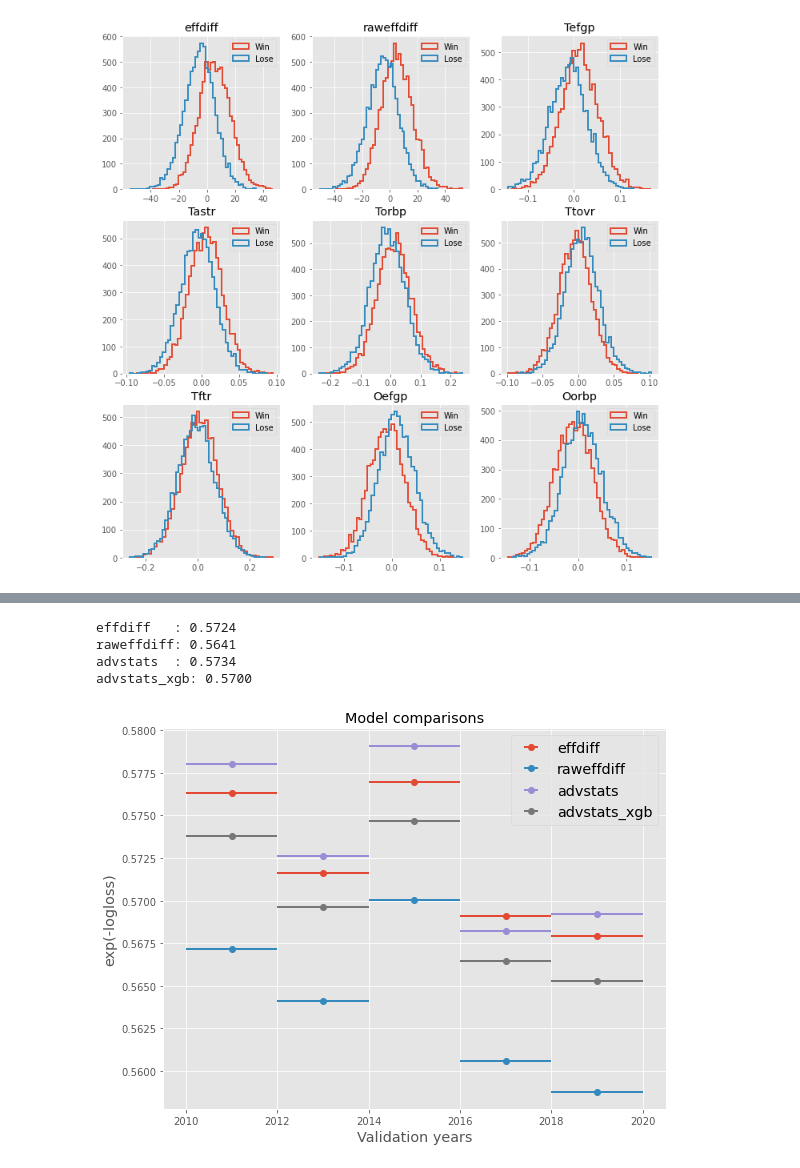
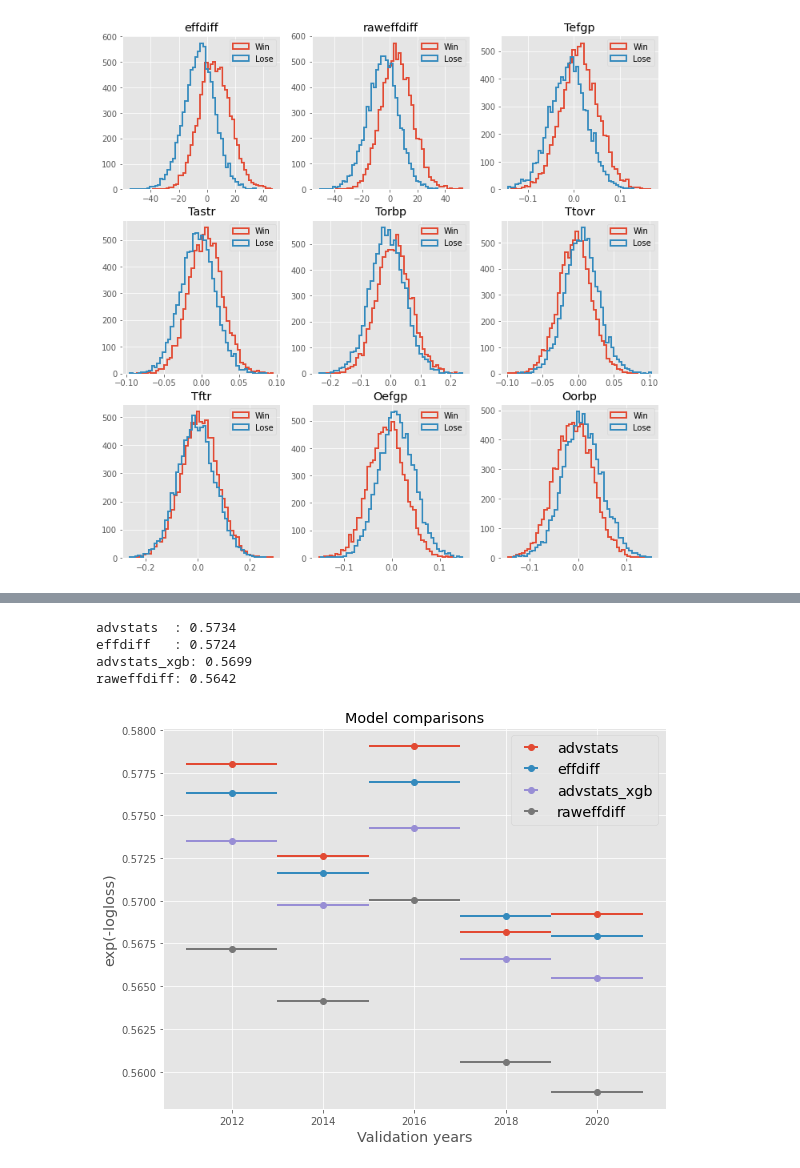
Before and after one commit to bjmarsh/WatchCBB, a Jupyter notebook: notebooks/game_model_train.ipynb, the cells around one changed output, grey strips where cells are left out. Cells and saved outputs as stored; diff of their text form; code cells hidden in the pictures.

```diff
--- a/notebooks/game_model_train.ipynb
+++ b/notebooks/game_model_train.ipynb
@@ -39,0 +27,3 @@ Shape: (54760, 36)
+# %%
+df = sql.df_from_query(""" SELECT * FROM game_data """)
+df.head(10)
@@ -40,5 +45,6 @@ Shape: (54760, 36)
 # %%
-first, second = utils.partition_games(df, frac=0.7)
+FRAC = 0.7
+first, second = utils.partition_games(df, frac=FRAC)
 print(df.iloc[first].shape[0], df.iloc[second].shape[0])
 # %% [output]
 38328 16432
@@ -123,5 +101,5 @@ def compile_training_data(df_remain, season_stats_dict, random_seed=0):
 # %%
-data = compile_training_data(df.iloc[second], season_stats_dict, random_seed=1)
+data = utils.compile_training_data(df.iloc[second], season_stats_dict, random_seed=1)
 print(data.shape)
 data.query("tid1=='purdue' | tid2=='purdue'").sample(frac=1, random_state=1).head(10)
 # %% [output]
@@ -155,14 +139,7 @@ for name,ax in zip(toplot,axs):
 # %%
-from sklearn.preprocessing import StandardScaler
-from sklearn.decomposition import PCA
-from sklearn.pipeline import Pipeline
+pca = utils.get_pca_model()
 
-pca = Pipeline([
-    ('scaler', StandardScaler()),
-    ('pca', PCA())
-])
-ADVSTATFEATURES = ["T"+stat for stat in ADVSTATS] + ["O"+stat for stat in ADVSTATS]
-xf = pca.fit_transform(data[ADVSTATFEATURES])
+xf = pca.fit_transform(data[utils.ADVSTATFEATURES])
 plt.figure(figsize=(15,5))
 mask = data.result.astype(bool)
 plt.subplot(1,2,1)
@@ -188,27 +175,14 @@ from sklearn.linear_model import LogisticRegression
 from xgboost import XGBClassifier
 from sklearn.metrics import log_loss
 
-def train_test_split_by_year(data, train_years, test_years, do_pca=True):
-    data_train = data.loc[data.season.isin(train_years)].copy()
-    data_test = data.loc[data.season.isin(test_years)].copy()
-
-    if do_pca:
-        xf_train = pca.fit_transform(data_train[ADVSTATFEATURES])
-        xf_test = pca.transform(data_test[ADVSTATFEATURES])
-        for i in range(len(ADVSTATS)*2):
-            data_train["PCA"+str(i)] = xf_train[:,i]
-            data_test["PCA"+str(i)] = xf_test[:,i]
-
-    return data_train, data_test
-
 logreg = LogisticRegression(C=1.0)
 xgbcls = XGBClassifier(max_depth=2, n_estimators=50)
 
-PCAFEATURES = ["PCA"+str(i) for i in range(len(ADVSTATS)*2)]
+PCAFEATURES = ["PCA"+str(i) for i in range(len(utils.ADVSTATFEATURES))]
 models = {
 #     "HA" : [],
+    "raweffdiff" : ["raweffdiff"],
     "effdiff" : ["effdiff"],
-    "raweffdiff" : ["raweffdiff"],
 #     "bad" : ["Otovr"],
     "advstats" : PCAFEATURES,
     "advstats_xgb" : PCAFEATURES
@@ -223,40 +197,40 @@ for start_valid in start_years:
     valid_years = list(range(start_valid, start_valid+NVALID))
     train_years = sorted(set(years)-set(valid_years))
 
-    data_train, data_valid = train_test_split_by_year(data, train_years, valid_years)
+    data_train, data_valid = utils.train_test_split_by_year(data, train_years, valid_years, pca_model=pca)
 
     for name,features in models.items():
         X_train = data_train[features+['HA']]
         y_train = data_train.result
         X_valid = data_valid[features+['HA']]
         y_valid = data_valid.result
 
         if "xgb" not in name:
             logreg.fit(X_train, y_train)
             probs = logreg.predict_proba(X_valid)
             score = log_loss(y_valid, probs)
             model_scores[name].append(np.exp(-score))
             model_coeffs[name].append(logreg.coef_[0,:])
         else:
             xgbcls.fit(X_train, y_train)
             probs = xgbcls.predict_proba(X_valid)
             score = log_loss(y_valid, probs)
             model_scores[name].append(np.exp(-score))
 
 plt.figure(figsize=(9,7))
 xs = start_years
-for name,scores in model_scores.items():
+for name,scores in sorted(model_scores.items(), key=lambda x:np.mean(x[1]), reverse=True):
     print(f'{name:10s}: {np.mean(scores):.4f}')
-    plt.errorbar(xs, scores, xerr=1, fmt='o', lw=2, label=name)
+    plt.errorbar(xs+NVALID/2.0, scores, xerr=NVALID/2.0, fmt='o', lw=2, label=name)
 plt.xlabel('Validation years', fontsize='x-large')
 plt.ylabel('exp(-logloss)', fontsize='x-large')
 plt.title('Model comparisons')
 plt.legend(fontsize='x-large');
 
 # model_coeffs['advstats']
 # %% [output]
+advstats  : 0.5734
 effdiff   : 0.5724
-raweffdiff: 0.5641
-advstats  : 0.5734
-advstats_xgb: 0.5700
+advstats_xgb: 0.5699
+raweffdiff: 0.5642
-[figure, old version]
+[figure, new version]
```
Also changed, not shown: parts of 23 cells of this notebook, 5 other files.
